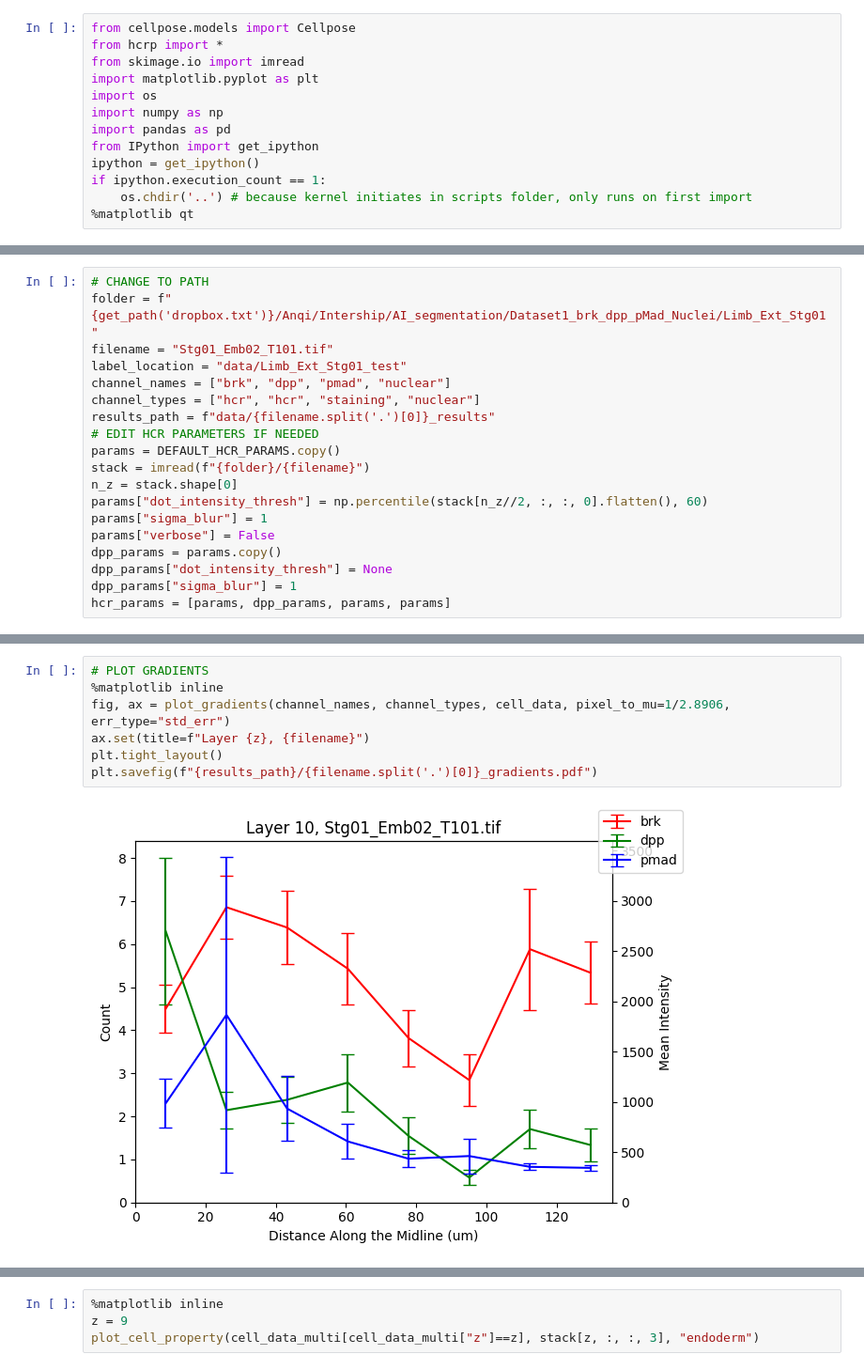
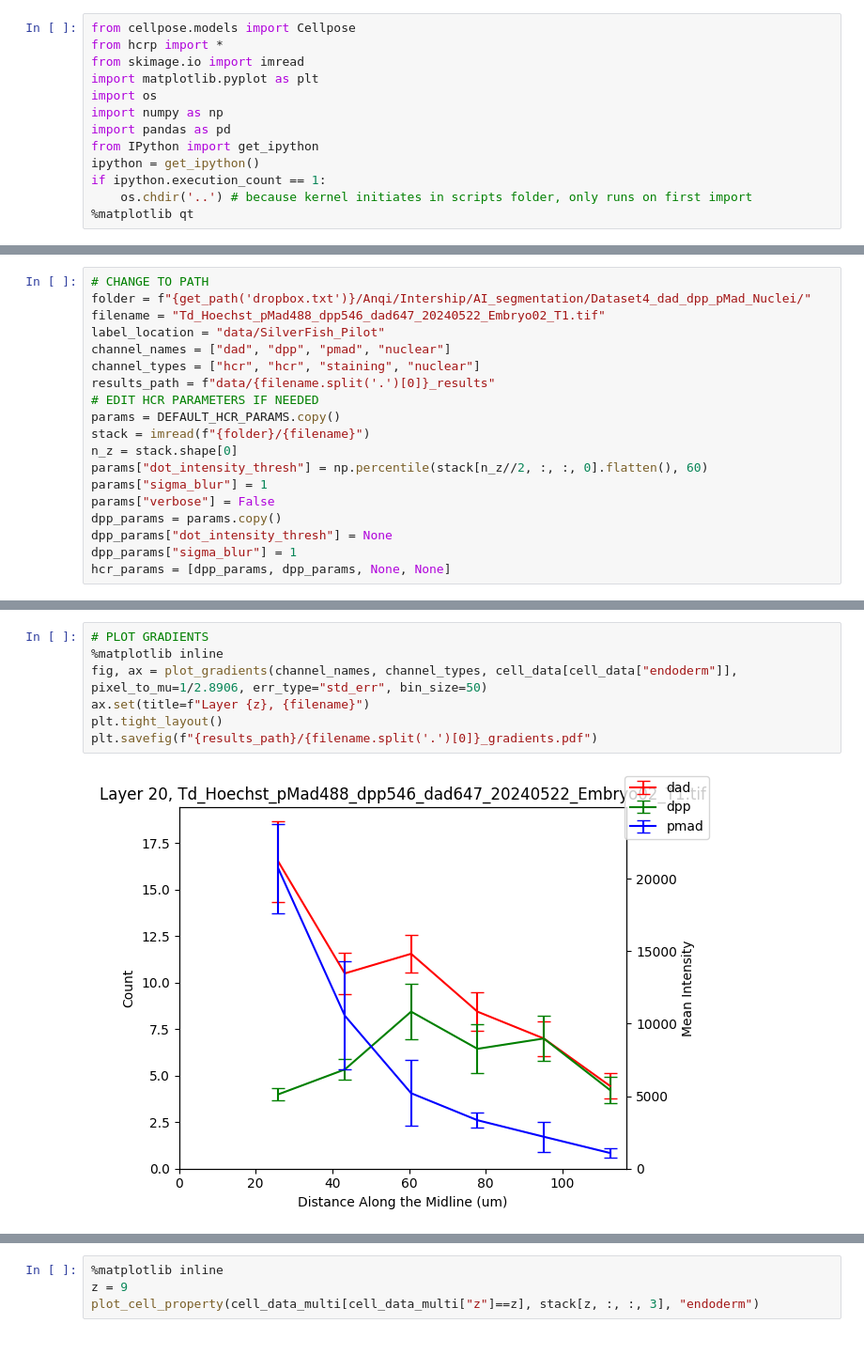
Before and after one commit to bennm37/hcr-pypline, a Jupyter notebook: scripts/segment.ipynb, the cells around one changed output, grey strips where cells are left out. Shown at 94% size. Drawn from its saved outputs; the diff is of its cells as text.

Commit message:
Pilot_test

```diff
--- a/scripts/segment.ipynb
+++ b/scripts/segment.ipynb
@@ -14,9 +34,9 @@ if ipython.execution_count == 1:
 # %%
 # CHANGE TO PATH
-folder = f"{get_path('dropbox.txt')}/Anqi/Intership/AI_segmentation/Dataset1_brk_dpp_pMad_Nuclei/Limb_Ext_Stg01"
-filename = "Stg01_Emb02_T101.tif"
-label_location = "data/Limb_Ext_Stg01_test"
-channel_names = ["brk", "dpp", "pmad", "nuclear"]
+folder = f"{get_path('dropbox.txt')}/Anqi/Intership/AI_segmentation/Dataset4_dad_dpp_pMad_Nuclei/"
+filename = "Td_Hoechst_pMad488_dpp546_dad647_20240522_Embryo02_T1.tif"
+label_location = "data/SilverFish_Pilot"
+channel_names = ["dad", "dpp", "pmad", "nuclear"]
 channel_types = ["hcr", "hcr", "staining", "nuclear"]
 results_path = f"data/{filename.split('.')[0]}_results"
 # EDIT HCR PARAMETERS IF NEEDED
@@ -29,7 +49,7 @@ params["verbose"] = False
 dpp_params = params.copy()
 dpp_params["dot_intensity_thresh"] = None
 dpp_params["sigma_blur"] = 1
-hcr_params = [params, dpp_params, params, params]
+hcr_params = [dpp_params, dpp_params, None, None]
 # %%
 # RUN THE CODE
 # for some reason the matplotlib labelling doesn't work in notebooks. Use label.py to label.
@@ -75,12 +104,12 @@ plot_cell_property(cell_data, stack[z, :, :, 3], "endoderm")
 # %%
 # PLOT GRADIENTS
 %matplotlib inline
-fig, ax = plot_gradients(channel_names, channel_types, cell_data, pixel_to_mu=1/2.8906, err_type="std_err")
+fig, ax = plot_gradients(channel_names, channel_types, cell_data[cell_data["endoderm"]], pixel_to_mu=1/2.8906, err_type="std_err", bin_size=50)
 ax.set(title=f"Layer {z}, {filename}")
 plt.tight_layout()
 plt.savefig(f"{results_path}/{filename.split('.')[0]}_gradients.pdf")
 # %% [output]
-[figure, old version]
+[figure, new version]
 # %%
 # RUN FOR MULTIPLE Z
 midline, contour, background, z_midline, endoderm = load_labels_safe(
```
Also changed, not shown: parts of 9 cells of this notebook, 3 other files.
